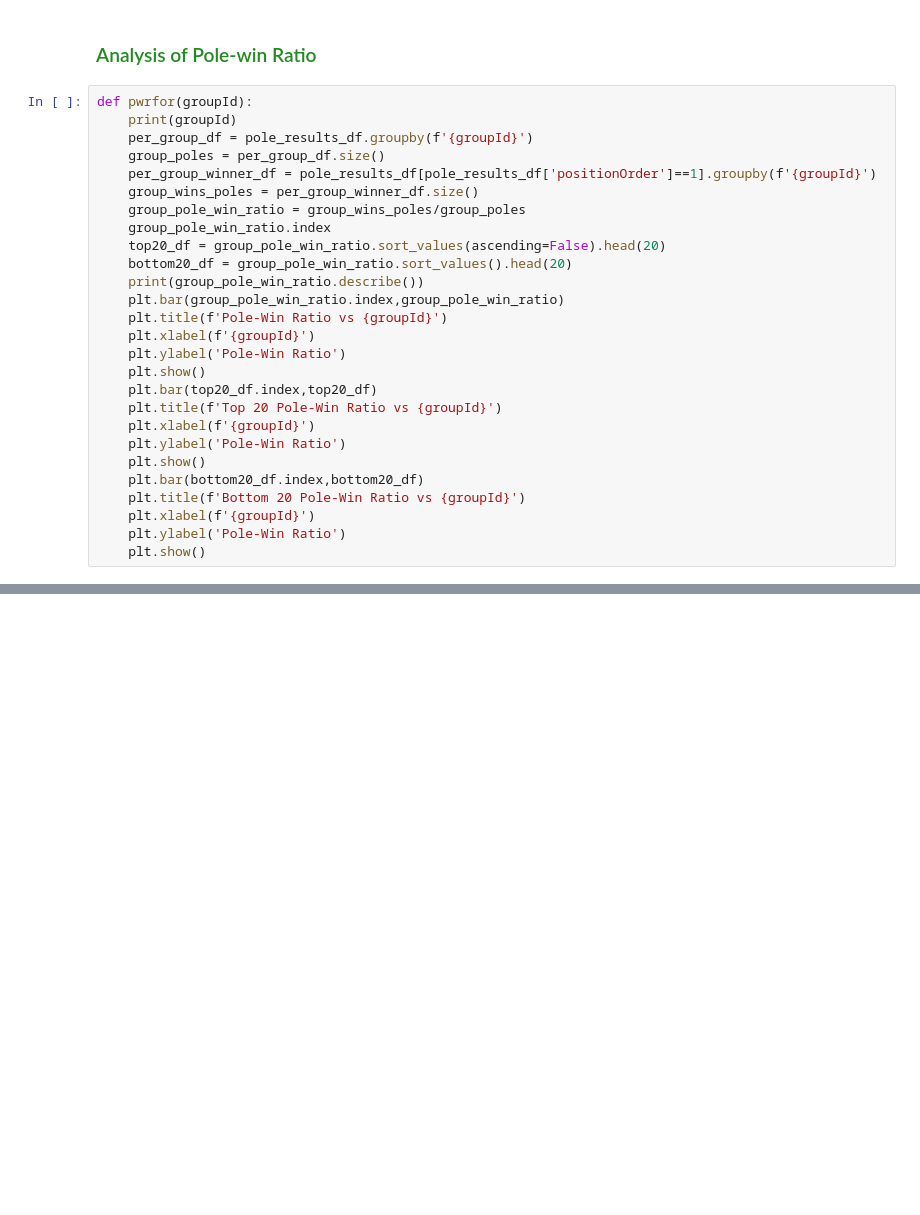
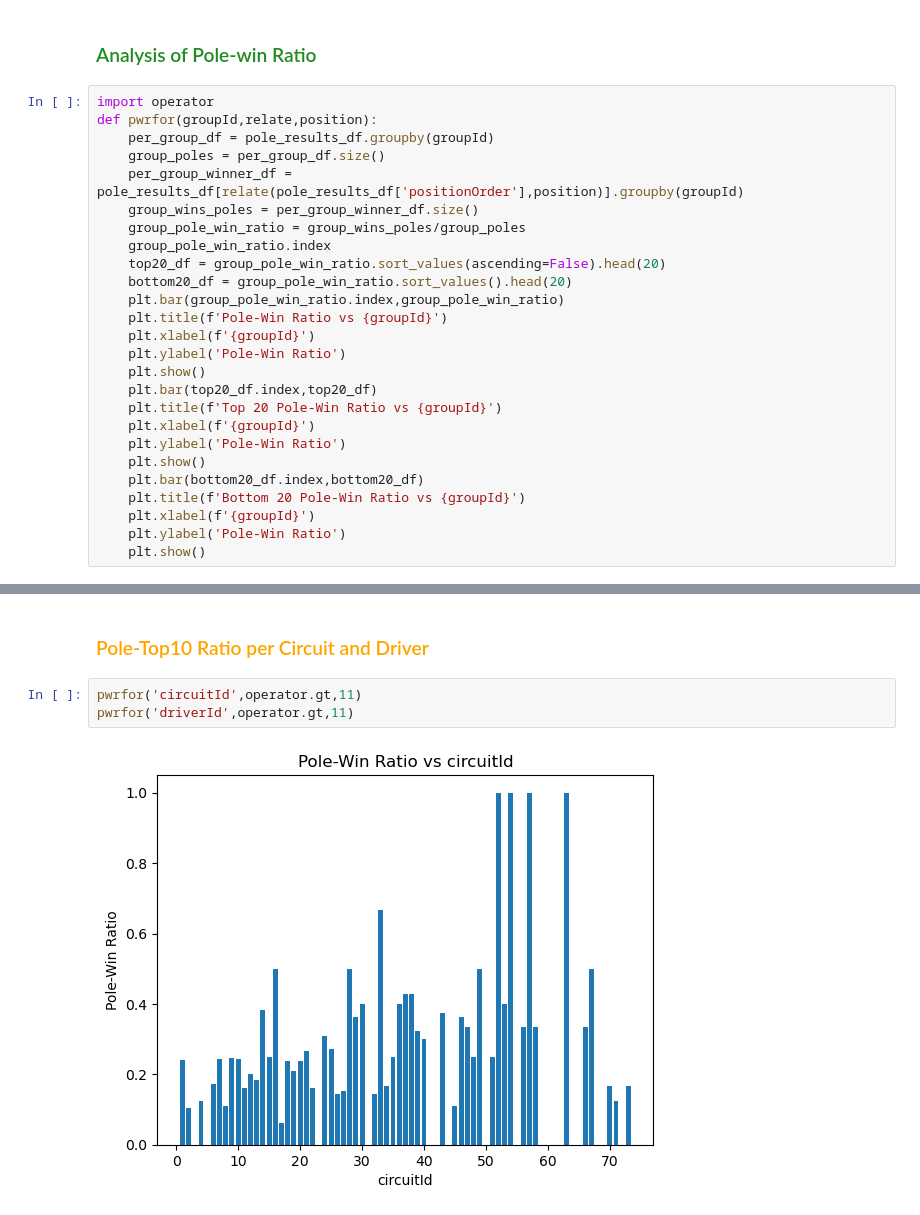
Before and after one commit to PraveenAyush/Formula-1-Analytics, a Jupyter notebook: poletowin.ipynb, the cells around one changed output, grey strips where cells are left out. Saved outputs shown, nothing was run; the diff lists cells and outputs as text; blank space fills up the shorter version.

Commit message:
Combined stats for circuit and driver

```diff
--- a/poletowin.ipynb
+++ b/poletowin.ipynb
@@ -71,17 +71,16 @@ plt.plot(pole_results_df['raceId'].unique())
 # %% [markdown]
 <h3 style="color:ForestGreen">Analysis of Pole-win Ratio</h3>
 # %%
-def pwrfor(groupId):
-    print(groupId)
-    per_group_df = pole_results_df.groupby(f'{groupId}')
+import operator
+def pwrfor(groupId,relate,position):
+    per_group_df = pole_results_df.groupby(groupId)
     group_poles = per_group_df.size()
-    per_group_winner_df = pole_results_df[pole_results_df['positionOrder']==1].groupby(f'{groupId}')
+    per_group_winner_df = pole_results_df[relate(pole_results_df['positionOrder'],position)].groupby(groupId)
     group_wins_poles = per_group_winner_df.size()
     group_pole_win_ratio = group_wins_poles/group_poles
     group_pole_win_ratio.index
     top20_df = group_pole_win_ratio.sort_values(ascending=False).head(20)
     bottom20_df = group_pole_win_ratio.sort_values().head(20)
-    print(group_pole_win_ratio.describe())
     plt.bar(group_pole_win_ratio.index,group_pole_win_ratio)
     plt.title(f'Pole-Win Ratio vs {groupId}')
     plt.xlabel(f'{groupId}')
@@ -127,3 +108,10 @@ dtype: float64
 [figure]
 [figure]
 [figure]
+# %% [markdown]
+<h3 style="color:orange">Pole-Top10 Ratio per Circuit and Driver</h3>
+# %%
+pwrfor('circuitId',operator.gt,11)
+pwrfor('driverId',operator.gt,11)
+# %% [output]
+[figure, added]
```
Also changed, not shown: parts of 10 cells of this notebook.
